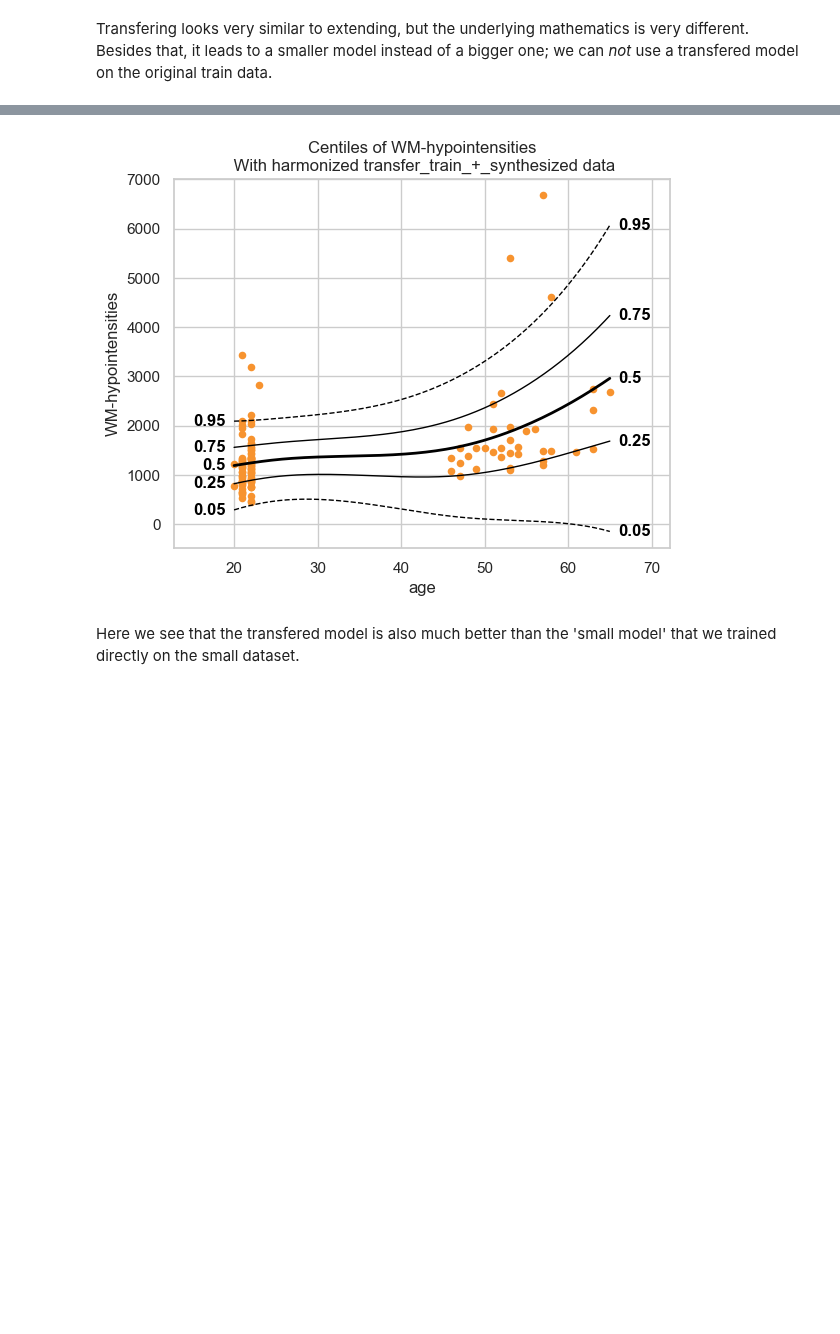
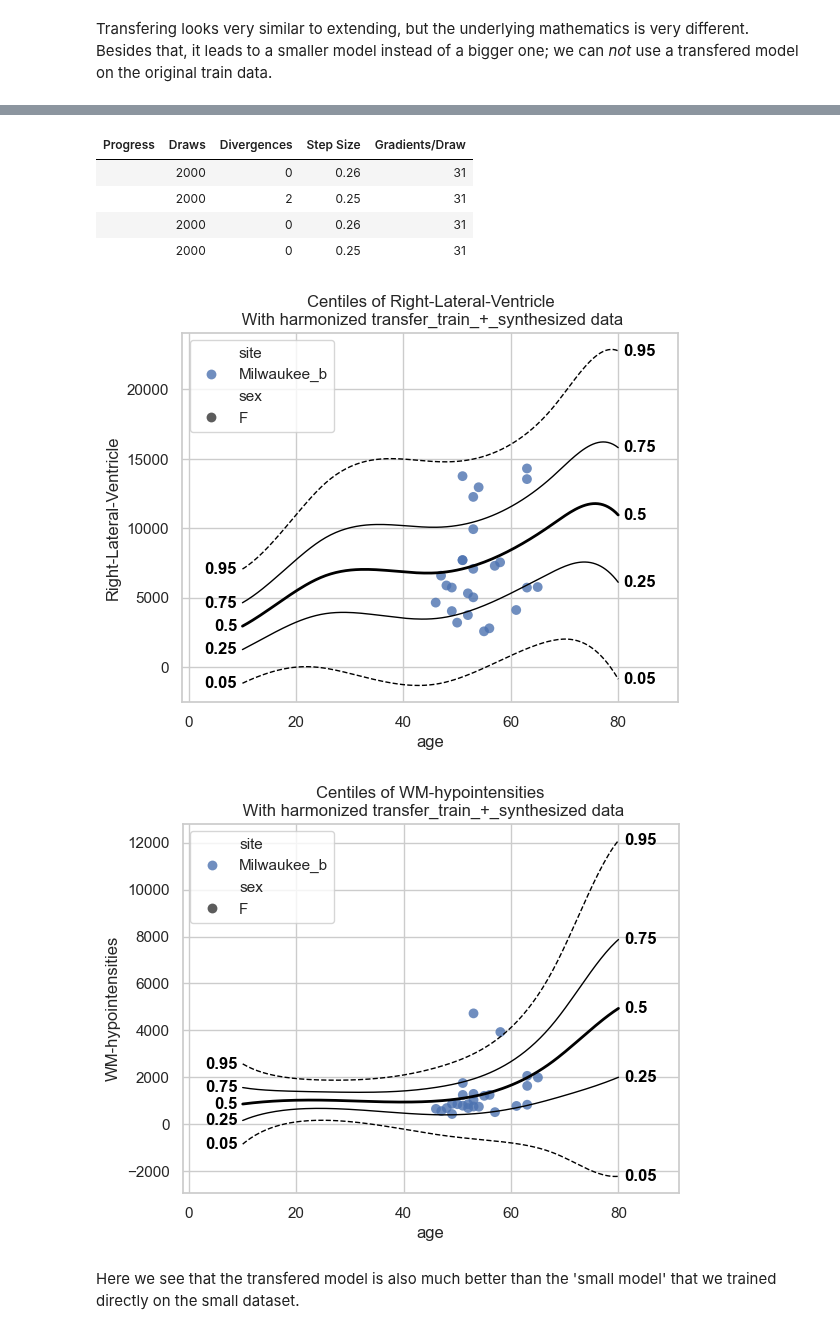
Before and after one commit to amarquand/PCNtoolkit, a Jupyter notebook: examples/06_transfer_extend.ipynb, the cells around one changed output, grey strips where cells are left out. Drawn from its saved outputs; the diff is of its cells as text; code cells hidden in the pictures; blank space fills up the shorter version.

```diff
--- a/examples/06_transfer_extend.ipynb
+++ b/examples/06_transfer_extend.ipynb
@@ -55,7 +55,7 @@ First we download a small example dataset from github.
 norm_data: NormData = load_fcon1000()
 features_to_model = [
     "WM-hypointensities",
-    # "Right-Lateral-Ventricle",
+    "Right-Lateral-Ventricle",
     # "Right-Amygdala",
     # "CortexVol",
 ]
@@ -101,23 +101,34 @@ plt.show()
 
 We will use the same HBR model that we used in the tutorial "Normative Modelling: Hierarchical Bayesian Regression with Normal likelihood". Please read that tutorial for an extensive coverage of the configuration.
 # %%
+# Normal model with fixed values for epsilon and delta
 mu = make_prior(
+    # Mu is linear because we want to allow the mean to vary as a function of the covariates.
     linear=True,
-    slope=make_prior(dist_name="Normal", dist_params=(0.0, 10.0)),
+    # The slope coefficients are assumed to be normally distributed, with a mean of 0 and a standard deviation of 10.
+    slope=make_prior(dist_name="Normal", dist_params=(0.0, 5.0)),
+    # The intercept is random, because we expect the intercept to vary between sites and sexes.
     intercept=make_prior(
         random=True,
+        # Mu is the mean of the intercept, which is normally distributed with a mean of 0 and a standard deviation of 1.
         mu=make_prior(dist_name="Normal", dist_params=(0.0, 1.0)),
-        sigma=make_prior(dist_name="Normal", dist_params=(0.0, 1.0), mapping="softplus", mapping_params=(0.0, 3.0)),
+        # Sigma is the scale at which the intercepts vary. It is a positive parameter, so we have to map it to the positive domain.
+        sigma=make_prior(
+            dist_name="Gamma", dist_params=(1.0, 1.0)
+        ),  # mapping_params=(0.0, 3.0)
     ),
+    # We use a B-spline basis function to allow for non-linearity in the mean.
     basis_function=BsplineBasisFunction(basis_column=0, nknots=5, degree=3),
 )
+
+# 1.0 -> sigma
 sigma = make_prior(
     linear=True,
     slope=make_prior(dist_name="Normal", dist_params=(0.0, 2.0)),
     intercept=make_prior(dist_name="Normal", dist_params=(1.0, 1.0)),
     basis_function=BsplineBasisFunction(basis_column=0, nknots=5, degree=3),
     mapping="softplus",
-    mapping_params=(0.0, 3.0),
+    mapping_params=(0.0, 2.0),
 )
 
 likelihood = NormalLikelihood(mu, sigma)
@@ -138,7 +149,7 @@ model = NormativeModel(
     evaluate_model=True,
     saveresults=True,
     saveplots=False,
-    save_dir="resources/hbr/save_dir",
+    save_dir="resources/hbr_transfer/save_dir",
     inscaler="standardize",
     outscaler="standardize",
 )
@@ -183,12 +206,12 @@ small_model = NormativeModel(
     evaluate_model=True,
     saveresults=True,
     saveplots=False,
-    save_dir="resources/hbr/save_dir",
+    save_dir="resources/hbr_transfer/save_dir_small",
     inscaler="standardize",
     outscaler="standardize",
 )
 small_model.fit_predict(transfer_train, transfer_test)
-plot_centiles(
+plot_centiles_advanced(
     small_model,
     scatter_data=transfer_train,
 )
@@ -257,9 +304,10 @@ from pcntoolkit.util.plotter import plot_centiles
 
 
 transfered_model = model.transfer_predict(transfer_train, transfer_test)
-plot_centiles(
+plot_centiles_advanced(
     transfered_model,
     scatter_data=transfer_train,
+    covariate_range=(10, 80)
 )
 # %% [output]
 Sampler Progress
@@ -276,3 +330,9 @@ Estimated Time to Completion: now
+| Progress | Draws | Divergences | Step Size | Gradients/Draw |
+|  | 2000 | 0 | 0.26 | 31 |
+|  | 2000 | 2 | 0.25 | 31 |
+|  | 2000 | 0 | 0.26 | 31 |
+|  | 2000 | 0 | 0.25 | 31 |
-[figure, old version]
+[figure, new version]
+[figure, added]
 # %% [markdown]
 Here we see that the transfered model is also much better than the 'small model' that we trained directly on the small dataset.
```
Also changed, not shown: parts of 6 cells of this notebook, 1 other file.
